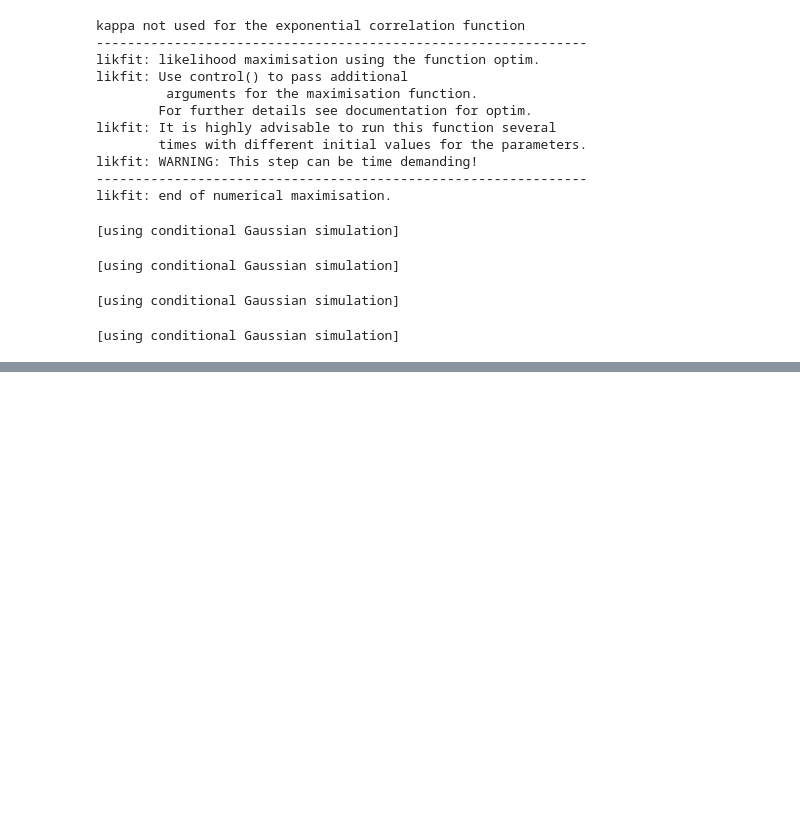
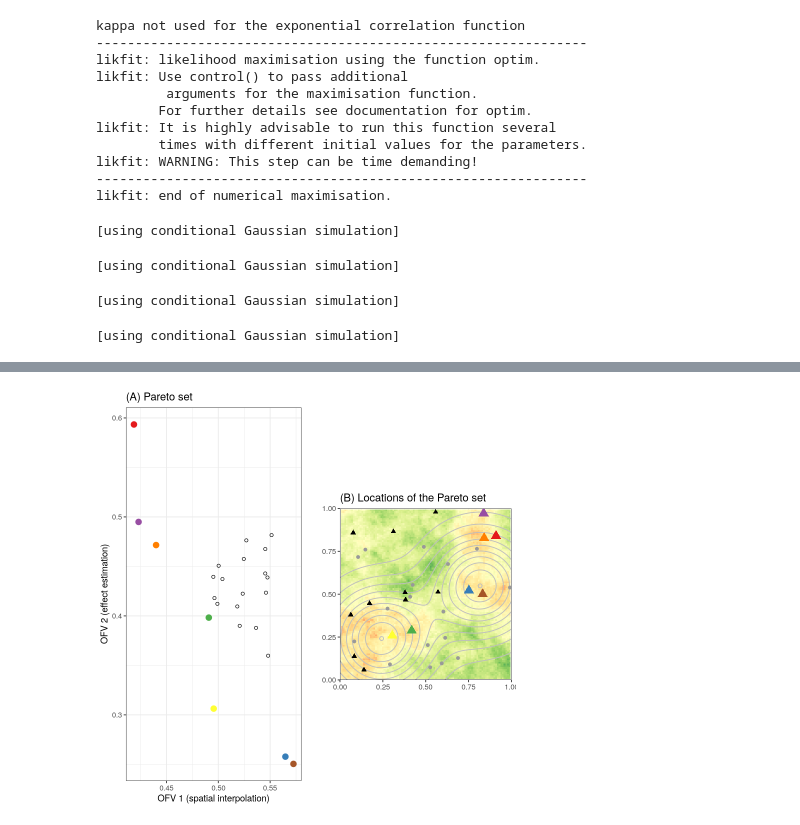
Before and after one commit to tin6150/DIOS_demonstration, a Jupyter notebook: code/jupyter_R_DIOS_demo.ipynb, the cells around one changed output, grey strips where cells are left out. Cells and saved outputs as stored; diff of their text form; code cells hidden in the pictures; blank space fills up the shorter version.

```diff
--- a/code/jupyter_R_DIOS_demo.ipynb
+++ b/code/jupyter_R_DIOS_demo.ipynb
@@ -513,0 +663,18 @@ stopCluster(cl)
+# %%
+m.obj.p1 <- ggplot(site.agg, aes(x = OFV1, y = OFV2)) +
+  geom_point(shape = 21) +
+  geom_point(data = sky1, size = 3, aes(col = as.factor(siteID))) +
+  theme_bw() +
+  xlab("OFV 1 (spatial interpolation)") +
+  ylab("OFV 2 (effect estimation)") +
+  ggtitle("(A) Pareto set") +
+  scale_color_manual(values = point.col) +
+  guides(col = FALSE)
+
+X.coord <- expand.grid(x = seq(0, 1, 0.01), y = seq(0, 1, 0.01)) # gernerate grid
+# %%
+# generate risk factor level
+X.coord$Xvalue <- dnorm(sqrt((X.coord$x - center1$x)^2 + (X.coord$y - center1$y)^2), mean = 0, sd = sigma) + dnorm(sqrt((X.coord$x - center2$x)^2 + (X.coord$y - center2$y)^2), mean = 0, sd = sigma)
+
+coord.grid <- X.coord
+gridded(coord.grid) = ~x+y
@@ -513,0 +690,21 @@ stopCluster(cl)
+# %%
+m.obj.p2 <- ggplot() +
+  geom_tile(data = X.coord, aes(x = x, y = y, fill = Y0.3)) +
+  scale_fill_distiller(palette = "RdYlGn", limits = c(min(c(coord.sampled$YValue0.1, coord.sampled$YValue0.3, X.coord$Y0.1, X.coord$Y0.3))-0.1, max(c(coord.sampled$YValue0.1, coord.sampled$YValue0.3, X.coord$Y0.1, X.coord$Y0.3))+0.1)) +
+  coord_equal() +
+  theme_bw() +
+  geom_contour(data = X.coord, aes(x, y, z = Xvalue), col = "gray") +
+  geom_point(data = site.agg, aes(x, y), col = "gray60") +
+  geom_point(data = coord.sampled, aes(x, y), shape = 17, size = 2) +
+  labs(color = "", fill = "log(prev)") + guides(color = FALSE, fill = FALSE) +
+  xlab("") +
+  ylab("") +
+  geom_point(data = sky1, aes(x = x, y = y, col = as.factor(siteID)), size = 4, shape = 17) +
+  scale_x_continuous(limits = c(0,1), expand = c(0,0)) +
+  scale_y_continuous(limits = c(0,1), expand = c(0,0)) +
+  ggtitle("(B) Locations of the Pareto set") + scale_color_manual(values = point.col) +
+  guides(col = FALSE)
+# %%
+plot_grid(m.obj.p1, m.obj.p2)
+# %% [output]
+[figure, added]
```
Also changed, not shown: parts of 25 cells of this notebook.
